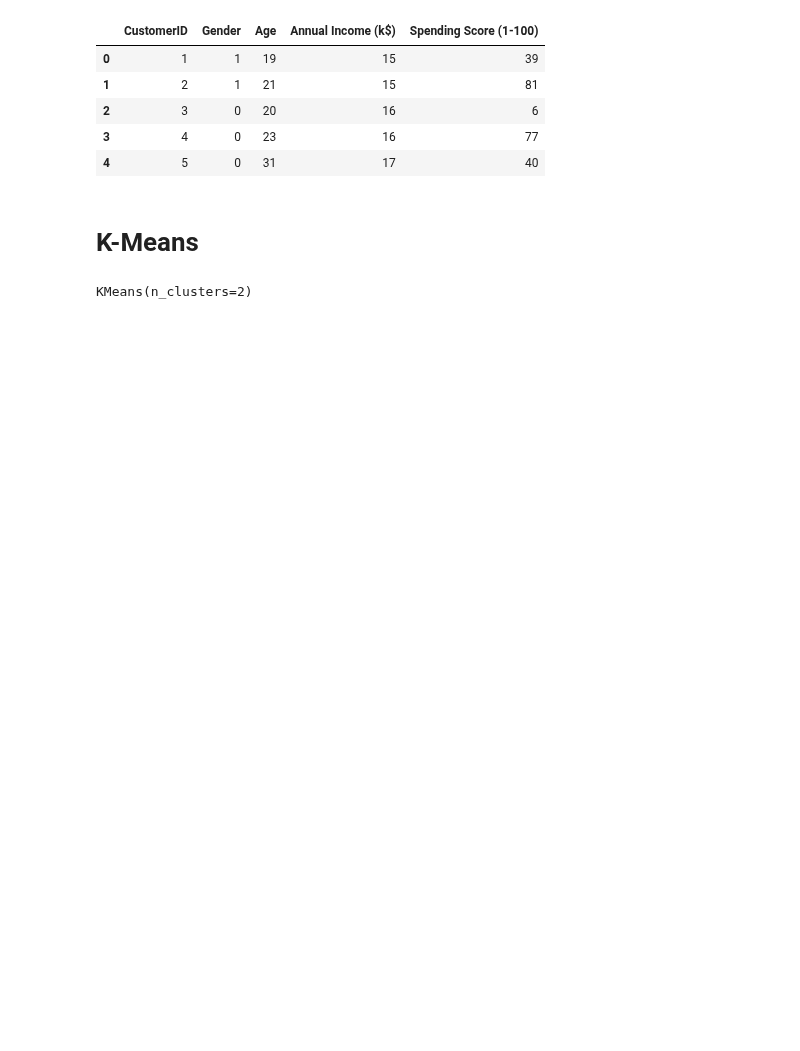
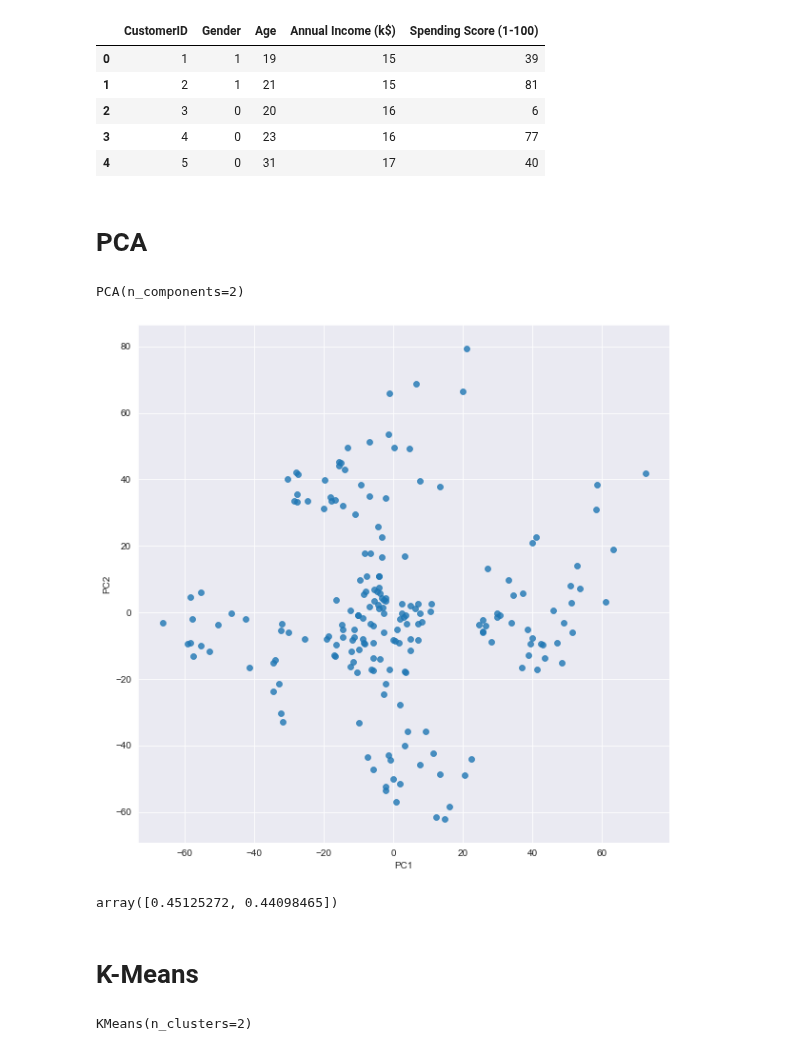
Before and after one commit to abphilip-vit/College7, a Jupyter notebook: T4/T4.ipynb, the cells around one changed output. Drawn from its saved outputs; the diff is of its cells as text; code cells hidden in the pictures; blank space fills up the shorter version.

```diff
--- a/T4/T4.ipynb
+++ b/T4/T4.ipynb
@@ -178,0 +177,7 @@ allen.head()
+# %% [markdown]
+# PCA
+# %%
+model0 = PCA(n_components = 2)
+model0.fit(allen.drop(['CustomerID', 'Gender'], axis=1))
+# %% [output]
+PCA(n_components=2)
@@ -179,3 +186,15 @@ allen.head()
+# %%
+model0.explained_variance_ratio_
+# %% [output]
+[figure, added]
+# %%
+fig, axs = plt.subplots(figsize=[10,10])
+sns.scatterplot(x=allen0[:,0], y=allen0[:,1], edgecolor=None, alpha=0.8, ax=axs)
+plt.xlabel('PC1')
+plt.ylabel('PC2')
+plt.show()
+# %% [output]
+array([0.45125272, 0.44098465])
 # %% [markdown]
 # K-Means
 # %%
```
Also changed, not shown: parts of 9 cells of this notebook.
